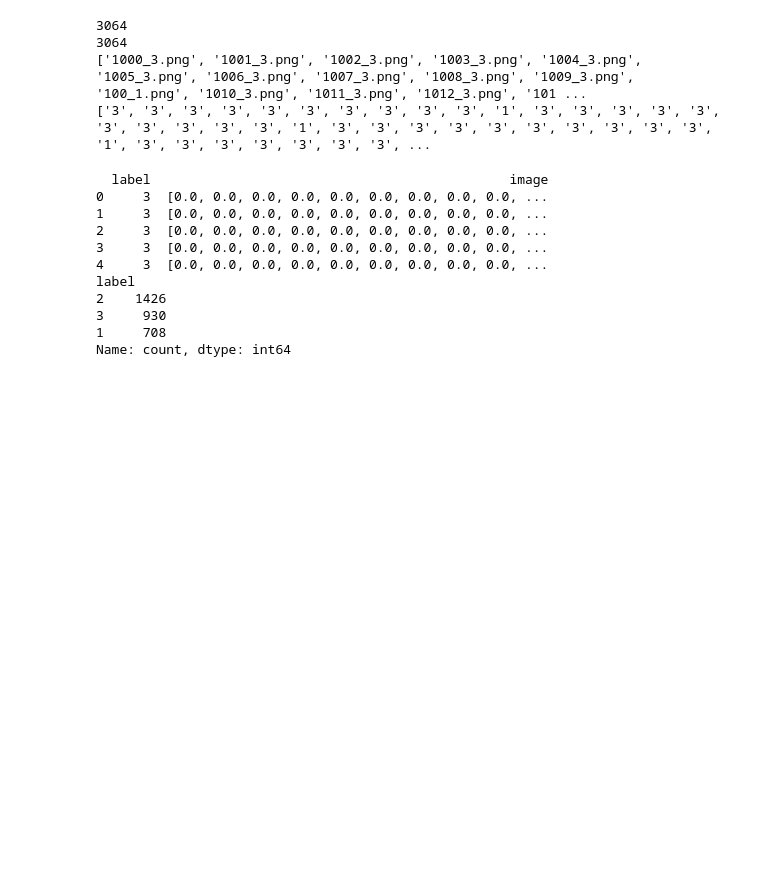
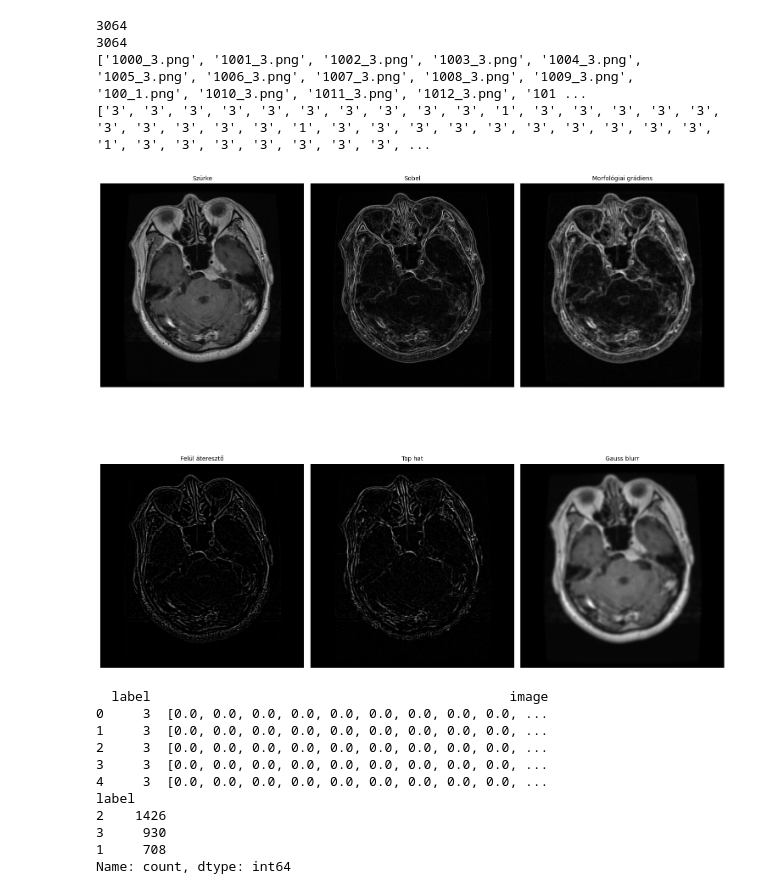
Before and after one commit to benecm/Brain_CT_ML, a Jupyter notebook: Brain_CT.ipynb, the cells around one changed output. Saved outputs shown, nothing was run; the diff lists cells and outputs as text; code cells hidden in the pictures; blank space fills up the shorter version.

```diff
--- a/Brain_CT.ipynb
+++ b/Brain_CT.ipynb
@@ -43,17 +93,21 @@ def preprocess_image(img):
 # %%
-img_dir = '/Users/majer/Desktop/Brain_CT/agyikepek_3_osztaly/kepek'
-
+#img_dir = '/Users/majer/Desktop/Brain_CT/agyikepek_3_osztaly/kepek'
+img_dir = '/Users/majer/Documents/GitHub/Sources/agyikepek_3_osztaly/agyikepek_3_osztaly/kepek'
 def load_images_from_folder(folder):
     images = []
+    labels = []
     for filename in os.listdir(folder):
         img = cv2.imread(os.path.join(folder,filename))
         if img is not None:
-            img_resized = cv2.resize(img, (128, 128))
+            img_resized = cv2.resize(img, (128, 128)) #512x512 erdemes a LeNet-nel
             img_normalized = img_resized / 255.0
+            img_flattened = img_normalized.flatten()
             features = preprocess_image(img_resized)
-            images.append(features)
-    return images
+            images.append(img_flattened)
+            labels.append(filename)
+    return images,labels
 
-images = []
-images = load_images_from_folder(img_dir)
+#images = []
+#images = load_images_from_folder(img_dir)
+images, labels = load_images_from_folder(img_dir)
 # %%
@@ -71,11 +125,22 @@ print(labels)
 3064
 ['1000_3.png', '1001_3.png', '1002_3.png', '1003_3.png', '1004_3.png', '1005_3.png', '1006_3.png', '1007_3.png', '1008_3.png', '1009_3.png', '100_1.png', '1010_3.png', '1011_3.png', '1012_3.png', '101 ...
 ['3', '3', '3', '3', '3', '3', '3', '3', '3', '3', '1', '3', '3', '3', '3', '3', '3', '3', '3', '3', '3', '1', '3', '3', '3', '3', '3', '3', '3', '3', '3', '3', '1', '3', '3', '3', '3', '3', '3', '3', ...
-# %%
-#csak flatten nelkul mukodik
-fig, axes = plt.subplots(5,5, figsize=(8,8))
-for i,ax in enumerate(axes.flat):
-    ax.imshow(images[i])
+# %%
+image_sc = cv2.imread('/Users/majer/Documents/GitHub/Sources/agyikepek_3_osztaly/agyikepek_3_osztaly/kepek/6_1.png')
+sc = preprocess_image_showcase(image_sc)
+cimkek = ['Szürke', 'Sobel', 'Morfológiai grádiens', 'Felül áteresztő', 'Top hat', 'Gauss blurr']
+
+fig, axes = plt.subplots(2, 3, figsize=(15, 15))  # Igazított rács, hogy legyen hely a 7 képnek
+for i, ax in enumerate(axes.flat[:len(sc)]):  # Csak a `sc` hosszáig iterál
+    ax.imshow(sc[i], cmap='gray')  # Szürkeárnyalatos megjelenítés
+    ax.set_title(cimkek[i], fontsize=10)  # Hozzáadja a címkét
+    ax.axis('off')  # Kikapcsolja a tengelyeket
+
+# Automatikus igazítás
+plt.tight_layout()
+plt.show()
+# %% [output]
+[figure, added]
 # %%
 df = pd.DataFrame()
 df['label']=labels
```
Also changed, not shown: parts of 9 cells of this notebook, 1 other file.
